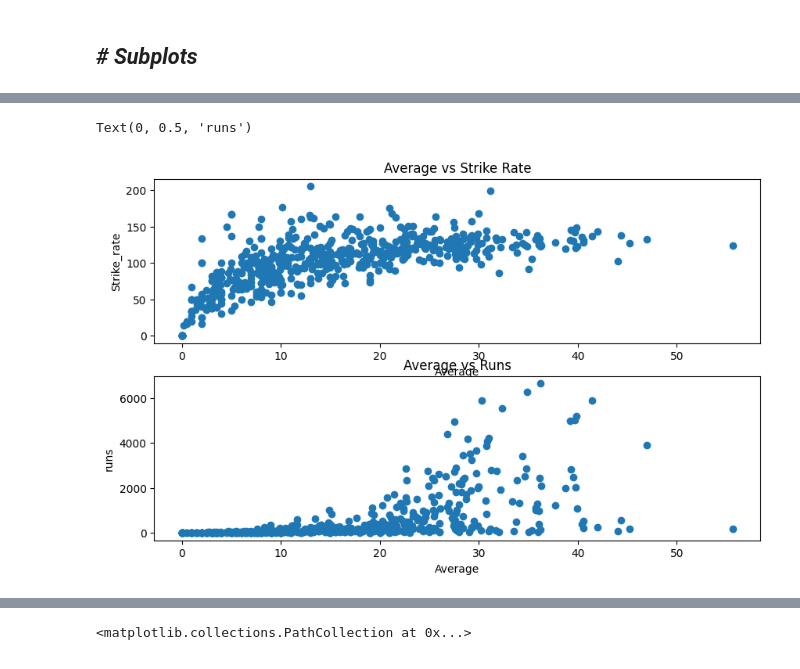
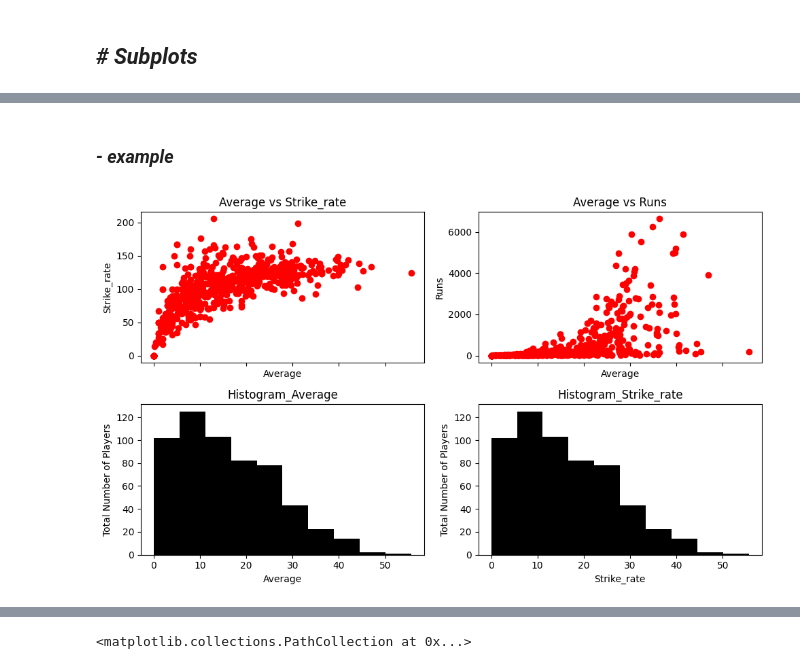
Before and after one commit to Kunalwagh107/n-python-numpy-pandas, a Jupyter notebook: Matplotlib_and_Seaborn.ipynb, the cells around one changed output, grey strips where cells are left out. Drawn from its saved outputs; the diff is of its cells as text; code cells hidden in the pictures.

Commit message:
Advanced Matplotlib notes updated

```diff
--- a/Matplotlib_and_Seaborn.ipynb
+++ b/Matplotlib_and_Seaborn.ipynb
@@ -662,6 +651,12 @@ import numpy as np
 import pandas as pd
 import matplotlib.pyplot as plt
 import seaborn as sns
+# %%
+l = [23,134,145,156,123]
+lables = ['AI','ML','STAT','MATH','DL']
+children = [310,234,345,123,232]
+color = ['red','green','blue','orange','black']
+bat = pd.read_csv('/content/drive/MyDrive/4. Data Files/Matplotlib/batter.csv')
 # %% [markdown]
 ## *# Subplots*
 # %%
@@ -704,16 +730,34 @@ plt.subplots(nrows=2,ncols=2)
+# %% [markdown]
+### *- example*
 # %%
-fig, ax  = plt.subplots(nrows=2,ncols=1,figsize=(10,6))
-# ax -> will store array of axes and we can index them
-ax[0].scatter(bat['avg'],bat['strike_rate'])  # <-- this will be indexed
-ax[0].set_title('Average vs Strike Rate')
-ax[0].set_xlabel('Average')
-ax[0].set_ylabel('Strike_rate')
+# design 4*4 graph
 
+fig, ax = plt.subplots(nrows=2,ncols=2,figsize=(10,6),sharex=True)
 
-ax[1].scatter(bat['avg'],bat['runs'])  # <-- this will be indexed for second graph
-ax[1].set_title('Average vs Runs')
-ax[1].set_xlabel('Average')
-ax[1].set_ylabel('runs')
+# here axis is 2D array and we need to index according to it
+
+ax[0,0].scatter(bat['avg'],bat['strike_rate'],color='red')
+ax[0,0].set_title('Average vs Strike_rate')
+ax[0,0].set_xlabel('Average')
+ax[0,0].set_ylabel('Strike_rate')
+#-----------------------------------------
+ax[0,1].scatter(bat['avg'],bat['runs'],color='red')
+ax[0,1].set_title('Average vs Runs')
+ax[0,1].set_xlabel('Average')
+ax[0,1].set_ylabel('Runs')
+#-----------------------------------------
+ax[1,0].hist(bat['avg'],color='black')
+ax[1,0].set_title('Histogram_Average')
+ax[1,0].set_xlabel('Average')
+ax[1,0].set_ylabel('Total Number of Players')
+#-----------------------------------------
+ax[1,1].hist(bat['avg'],color='black')
+ax[1,1].set_title('Histogram_Strike_rate')
+ax[1,1].set_xlabel('Strike_rate')
+ax[1,1].set_ylabel('Total Number of Players')
+#---------------------------------------------
+
+plt.tight_layout()
+fig.show()
 # %% [output]
-Text(0, 0.5, 'runs')
-[figure, old version]
+[figure, new version]
```
Also changed, not shown: parts of 55 cells of this notebook.
